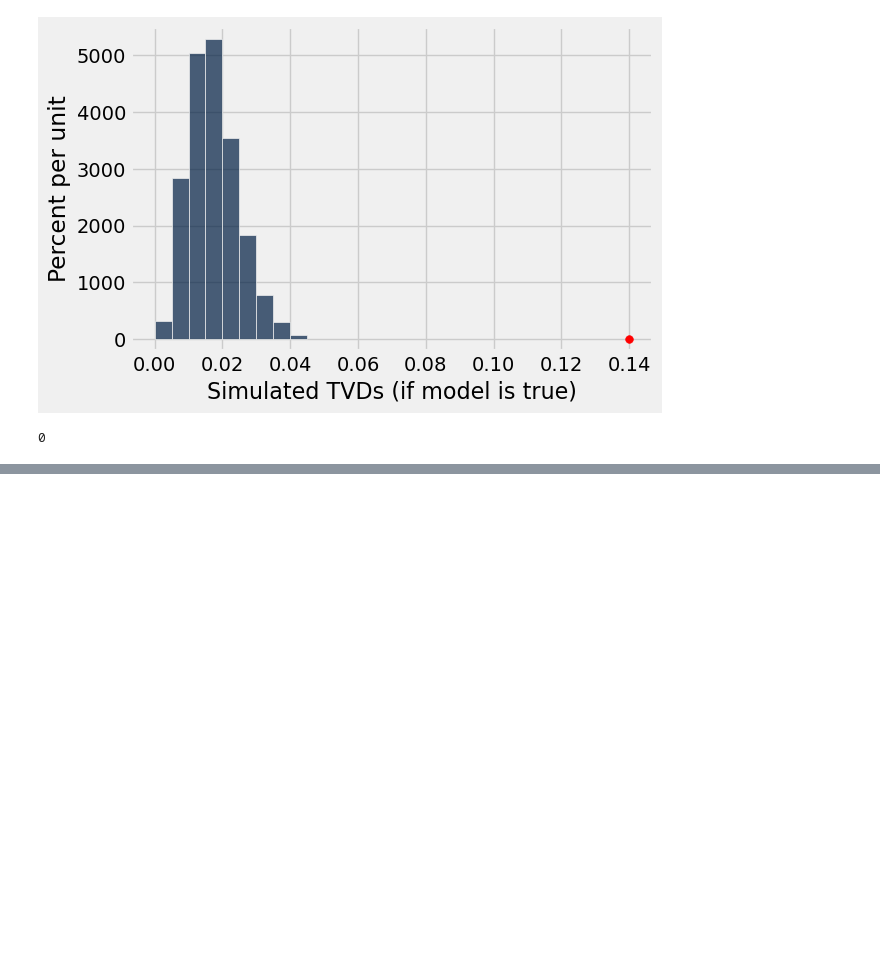
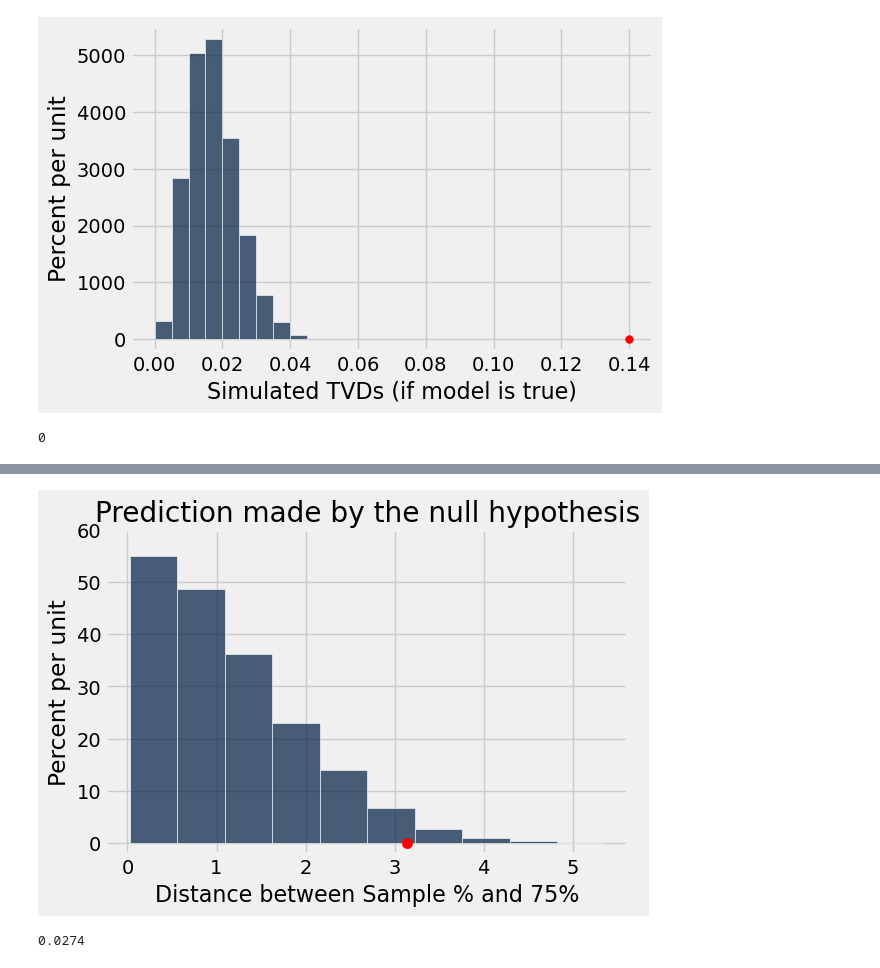
Before and after one commit to lawtonsclass/f25-code-from-class, a Jupyter notebook: data8/ch11.ipynb, the cells around one changed output, grey strips where cells are left out. Drawn from its saved outputs; the diff is of its cells as text; code cells hidden in the pictures; blank space fills up the shorter version.

```diff
--- a/data8/ch11.ipynb
+++ b/data8/ch11.ipynb
@@ -186,0 +271,14 @@ np.count_nonzero(tvds >= 0.14)
+# %%
+different_observed_statistic = 3.14
+
+dists.hist()
+plt.title('Prediction made by the null hypothesis')
+
+plt.ylim(-0.02, 0.6)
+plt.scatter(different_observed_statistic, 0, color='red', s=55);
+# %% [output]
+[figure, added]
+# %%
+np.count_nonzero(distances >= different_observed_statistic) / repetitions
+# %% [output]
+0.0274
```
Also changed, not shown: parts of 29 cells of this notebook.
